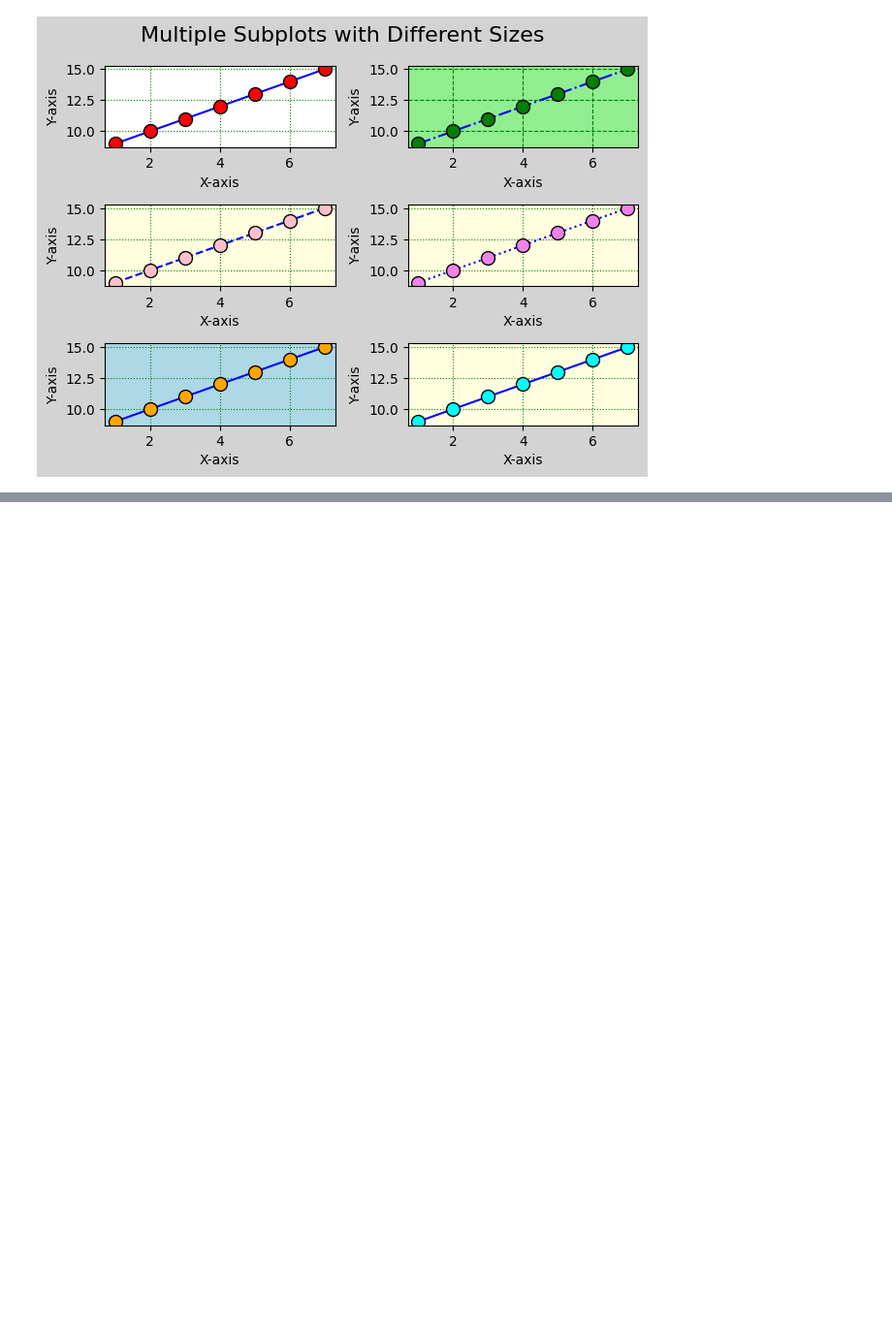
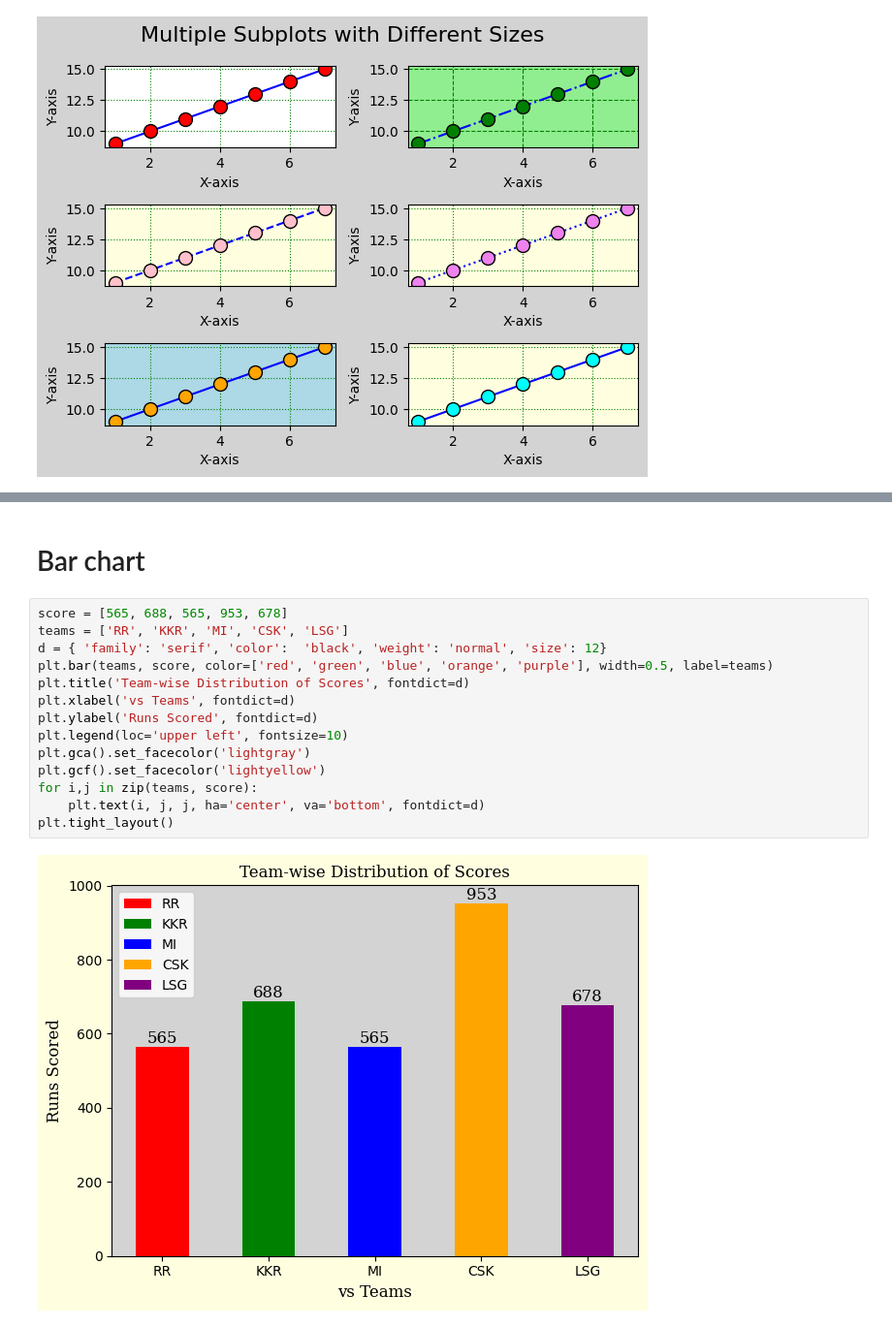
Before and after one commit to sangu0005/data_analysis_workspace, a Jupyter notebook: Maplotlib.ipynb, the cells around one changed output, grey strips where cells are left out. Shown at 97% size. Cells and saved outputs as stored; diff of their text form; blank space fills up the shorter version.

```diff
--- a/Maplotlib.ipynb
+++ b/Maplotlib.ipynb
@@ -129,0 +139,18 @@ plt.show()
+# %% [markdown]
+# Bar chart
+# %%
+score = [565, 688, 565, 953, 678]
+teams = ['RR', 'KKR', 'MI', 'CSK', 'LSG']
+d = { 'family': 'serif', 'color':  'black', 'weight': 'normal', 'size': 12}
+plt.bar(teams, score, color=['red', 'green', 'blue', 'orange', 'purple'], width=0.5, label=teams)
+plt.title('Team-wise Distribution of Scores', fontdict=d)
+plt.xlabel('vs Teams', fontdict=d)
+plt.ylabel('Runs Scored', fontdict=d)
+plt.legend(loc='upper left', fontsize=10)
+plt.gca().set_facecolor('lightgray')
+plt.gcf().set_facecolor('lightyellow')
+for i,j in zip(teams, score):
+    plt.text(i, j, j, ha='center', va='bottom', fontdict=d)
+plt.tight_layout()
+# %% [output]
+[figure, added]
```
Also changed, not shown: parts of 3 cells of this notebook.
